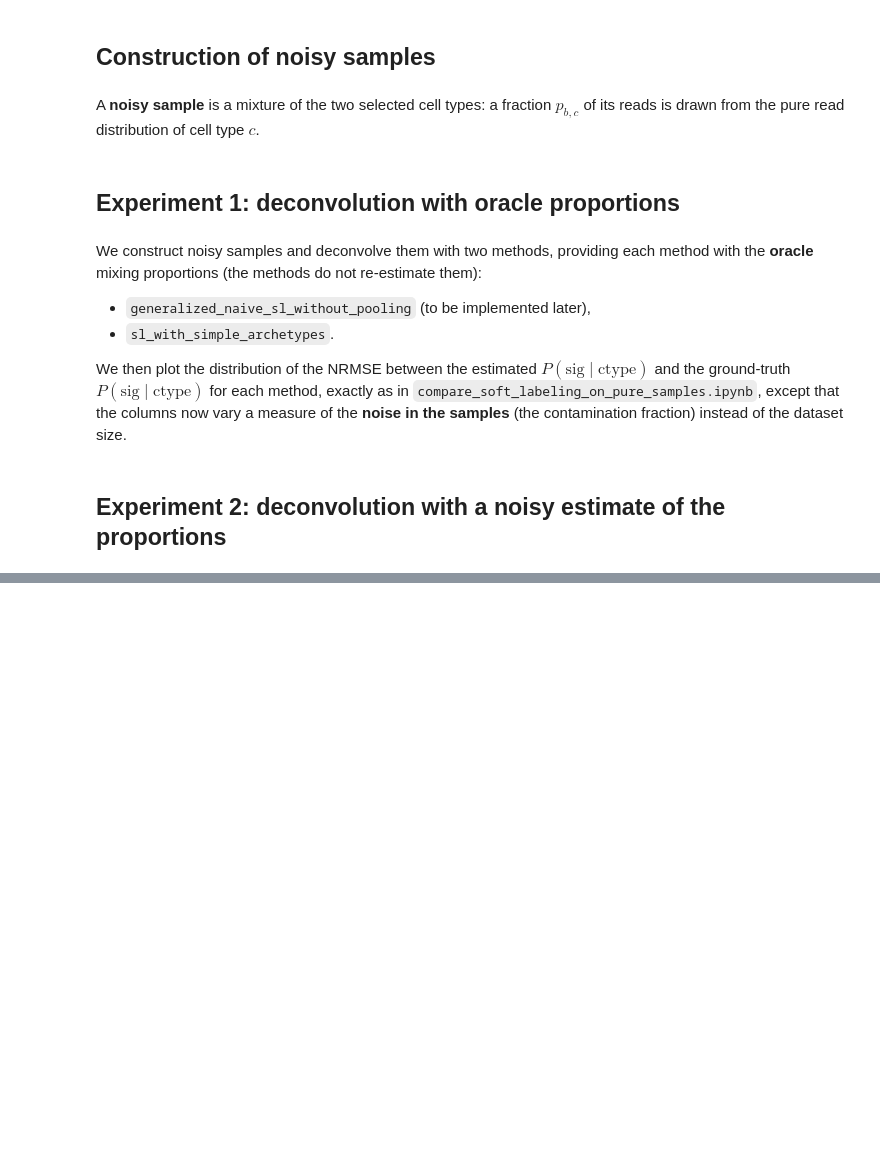
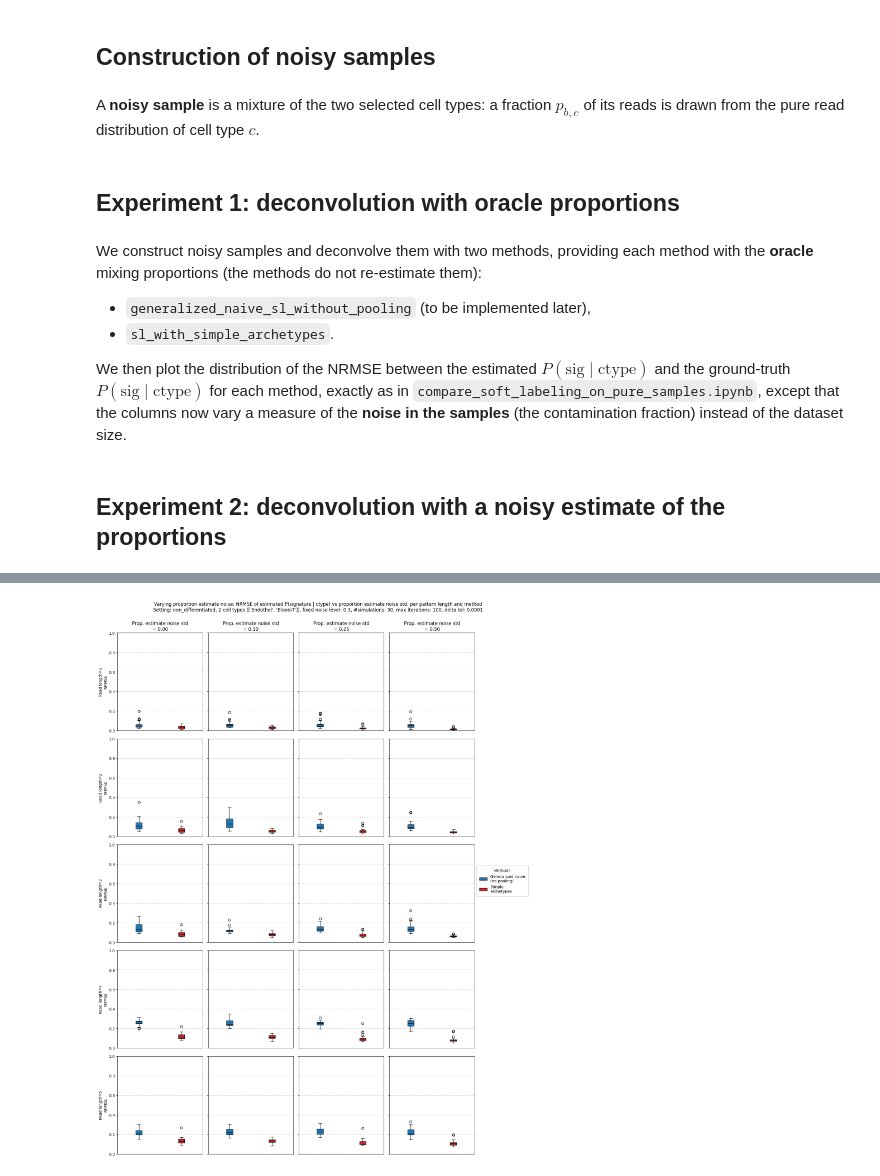
Before and after one commit to CompEpigen/syto, a Jupyter notebook: EDA/extract_soft_labels_from_noisy_samples/compare_soft_labeling_on_noisy_samples.ipynb, the cells around one changed output, grey strips where cells are left out. Cells and saved outputs as stored; diff of their text form; code cells hidden in the pictures; blank space fills up the shorter version.

Commit message:
Finished comparison of noisy samples on single region

```diff
--- a/EDA/extract_soft_labels_from_noisy_samples/compare_soft_labeling_on_noisy_samples.ipynb
+++ b/EDA/extract_soft_labels_from_noisy_samples/compare_soft_labeling_on_noisy_samples.ipynb
@@ -780,0 +1033,20 @@ plt.show()
+# %%
+# Experiment 3 configuration: fix the sample contamination noise, vary the
+# proportion estimate noise std. All parameters needed to run Experiment 3
+# independently from Experiment 2 are defined here.
+FIXED_NOISE_LEVEL = (
+    0.3  # fixed contamination noise of the ctype proportions in the samples
+)
+N_SIMULATIONS = 30
+N_NOISY_SAMPLES = 10
+MAX_NUM_ITERATIONS = 100
+DELTA_TOL = 1e-4
+SAMPLE_SIZE = 200
+std_noise_on_noise = 0.1  # standard deviation of the noise added to the noise level
+min_count_threshold_per_ctype_for_nrmse = 5
+# grid of std values for the Gaussian noise added to the true proportions
+prop_estimate_noise_grid = np.array([0.0, 0.1, 0.25, 0.5])
+
+methods_exp3 = ["generalized_naive_sl_without_pooling", "sl_with_simple_archetypes"]
+method_labels_exp3 = ["Generalized naive\n(no pooling)", "Simple\narchetypes"]
+colors_exp3 = ["tab:blue", "tab:red"]
@@ -780,0 +1183,62 @@ plt.show()
+# %%
+# Plot the NRMSE of P(sig | ctype) for Experiment 3
+fig, axes = plt.subplots(
+    5,
+    len(prop_estimate_noise_grid),
+    figsize=(4 * len(prop_estimate_noise_grid), 4 * 5),
+    sharey="row",
+)
+
+for row_idx, read_length in enumerate(range(1, 6)):
+    for col_idx, prop_noise in enumerate(prop_estimate_noise_grid):
+        ax = axes[row_idx, col_idx]
+        data_to_plot = [
+            results_exp3_sig_given_ctype[prop_noise][read_length][method]
+            for method in methods_exp3
+        ]
+        bp = ax.boxplot(data_to_plot, patch_artist=True)
+        for patch, color in zip(bp["boxes"], colors_exp3):
+            patch.set_facecolor(color)
+        for median in bp["medians"]:
+            median.set_color("black")
+        ax.set_ylim(0, 1.0)
+        ax.grid(axis="y", linestyle="--", alpha=0.7)
+        ax.set_xticks([])
+        if row_idx == 0:
+            ax.set_title(f"Prop. estimate noise std\n= {prop_noise:.2f}")
+        ax.set_ylabel(f"Read length={read_length}\nNRMSE" if col_idx == 0 else "")
+
+legend_handles = [
+    Patch(facecolor=color, edgecolor="black", label=label)
+    for color, label in zip(colors_exp3, method_labels_exp3)
+]
+fig.legend(
+    handles=legend_handles,
+    title="Methods",
+    loc="center left",
+    bbox_to_anchor=(0.85, 0.5),
+    frameon=True,
+    fancybox=True,
+    framealpha=1.0,
+    borderpad=0.8,
+)
+fig.suptitle(
+    f"Varying proportion estimate noise: NRMSE of estimated P(signature | ctype) vs "
+    f"proportion estimate noise std, per pattern length and method"
+    f"\nSetting: {SETTING}, {N_CTYPES} cell types ({selected_ctypes}), "
+    f"fixed noise level: {FIXED_NOISE_LEVEL}, "
+    f"#simulations: {N_SIMULATIONS}, "
+    f"max iterations: {MAX_NUM_ITERATIONS}, delta tol: {DELTA_TOL}",
+    y=1.0,
+)
+plt.tight_layout(rect=[0, 0, 0.86, 1])
+plt.savefig(
+    Path(
+        f"./output/noisy_samples_varying_prop_noise_nrmse_setting={SETTING}_noisy-samples={N_NOISY_SAMPLES}_"
+        f"sample-size={SAMPLE_SIZE}_max-iterations={MAX_NUM_ITERATIONS}_delta-tol={DELTA_TOL}_fixed-noise-level={FIXED_NOISE_LEVEL}.pdf"
+    ),
+    bbox_inches="tight",
+)
+plt.show()
+# %% [output]
+[figure, added]
```
Also changed, not shown: parts of 38 cells of this notebook, 1 other file.
